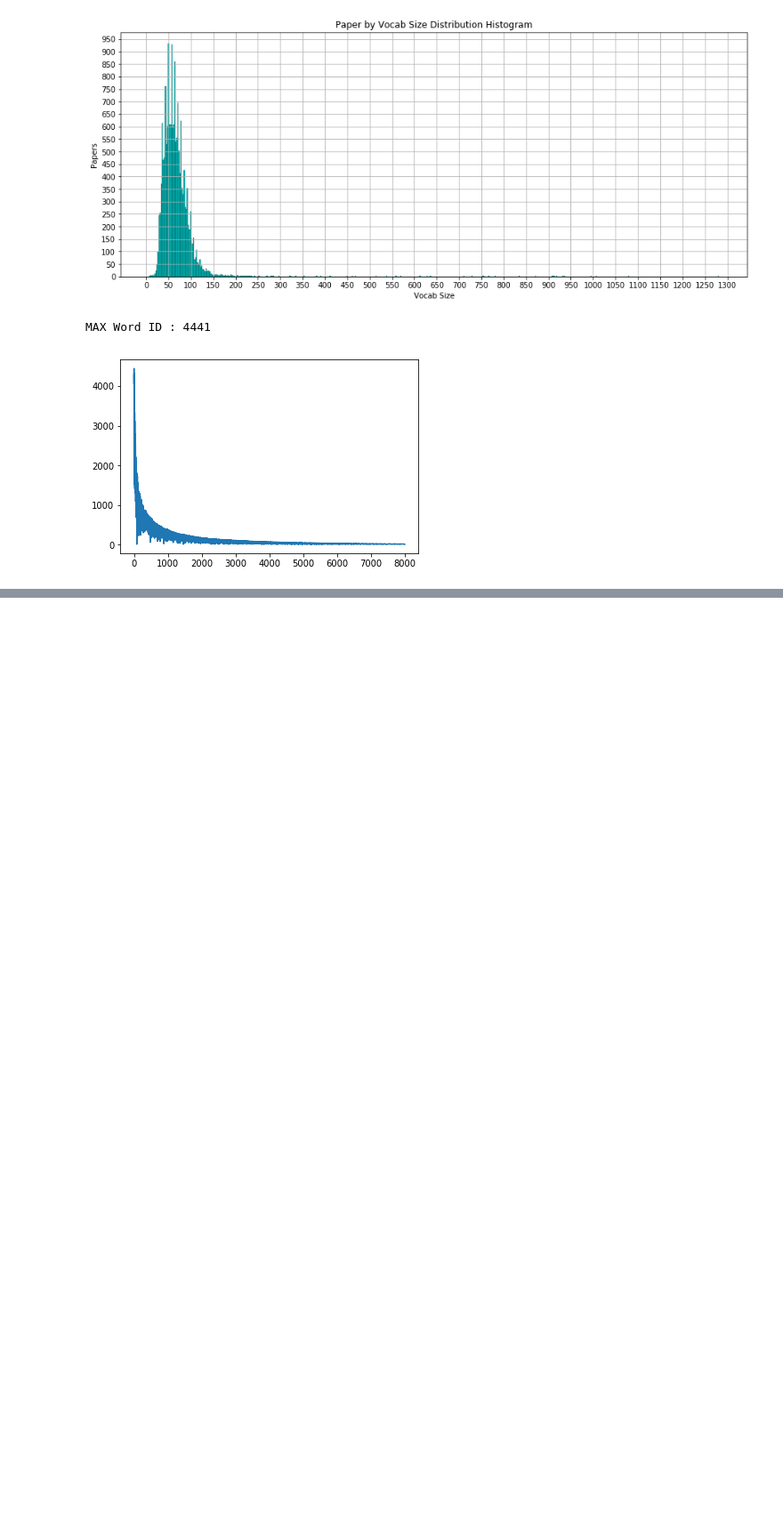
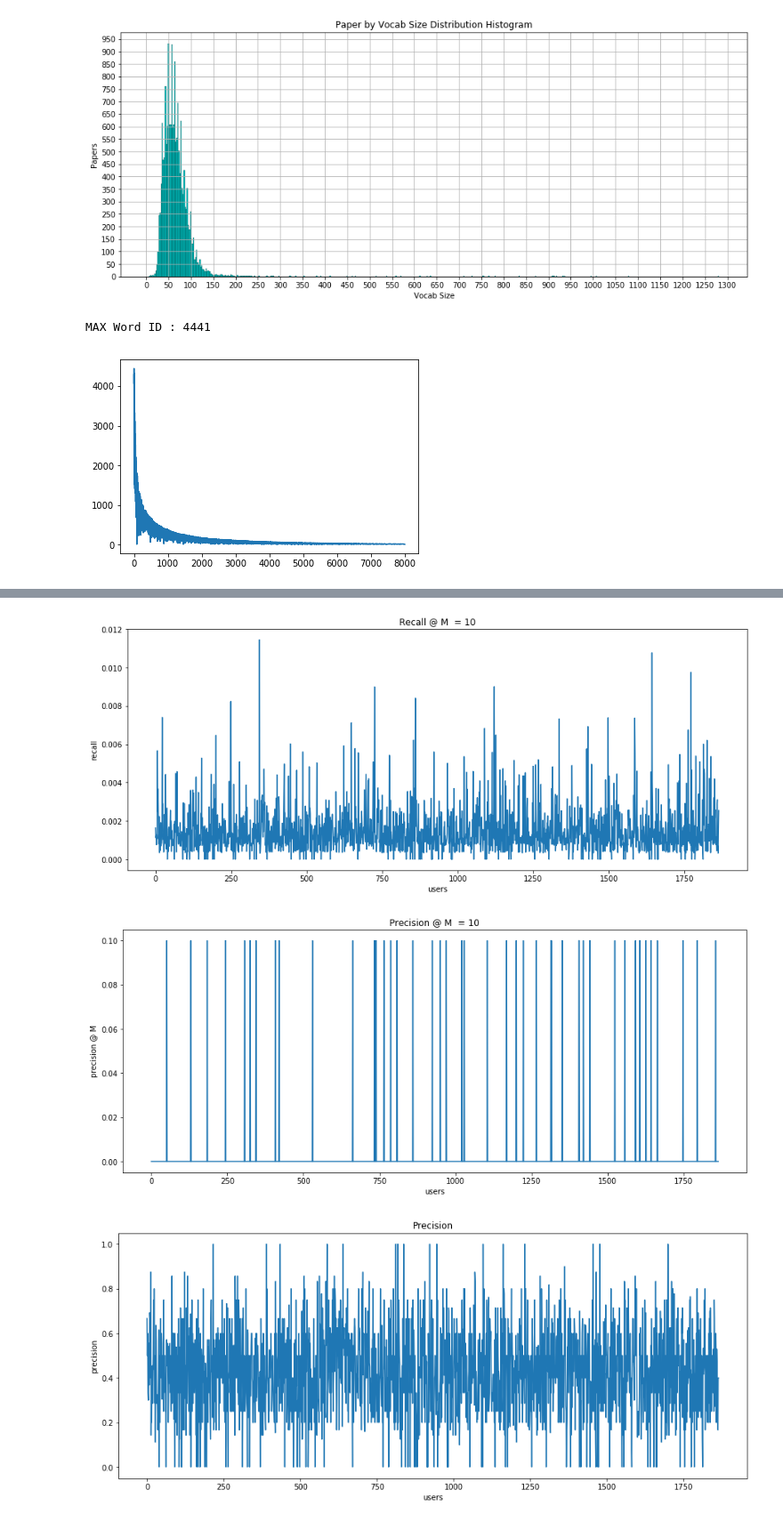
Before and after one commit to midNight-jam/CMPE295B_Recommendation_System_for_Scietific_Literature, a Jupyter notebook: neural_network_exp/visualization.ipynb, the cells around one changed output, grey strips where cells are left out. Shown: that part at 89% size. Cells and saved outputs as stored; diff of their text form; code cells hidden in the pictures; blank space fills up the shorter version.

```diff
--- a/neural_network_exp/visualization.ipynb
+++ b/neural_network_exp/visualization.ipynb
@@ -141,0 +146,36 @@ plt.show()
+# %%
+import data
+import matplotlib.pylab as plt
+import matplotlib.patches as mpatches
+import numpy as np
+rfile = 'zzOutput/precision__2018-04-17T15:26:34.483896.dat'
+pmfile = 'zzOutput/precision__@_M_2018-04-17T15:26:34.483896.dat'
+pfile = 'zzOutput/recall__2018-04-17T15:26:34.483896.dat'
+rd1 = data.get_cruve_readings(rfile)
+plt.figure(1, figsize=(15, 6))
+plt.plot(rd1)
+plt.xlabel('users')
+plt.ylabel('recall')
+plt.title('Recall @ M  = 10')
+plt.show()
+
+
+rd2 = data.get_cruve_readings(pmfile)
+plt.figure(2, figsize=(15, 6))
+plt.plot(rd2)
+plt.xlabel('users')
+plt.ylabel('precision @ M')
+plt.title('Precision @ M  = 10')
+plt.show()
+
+rd3 = data.get_cruve_readings(pfile)
+plt.figure(3, figsize=(15, 6))
+plt.plot(rd3)
+plt.xlabel('users')
+plt.ylabel('precision')
+plt.title('Precision')
+plt.show()
+# %% [output]
+[figure, added]
+[figure, added]
+[figure, added]
```
Also changed, not shown: parts of 1 cell of this notebook, 8 other files.
